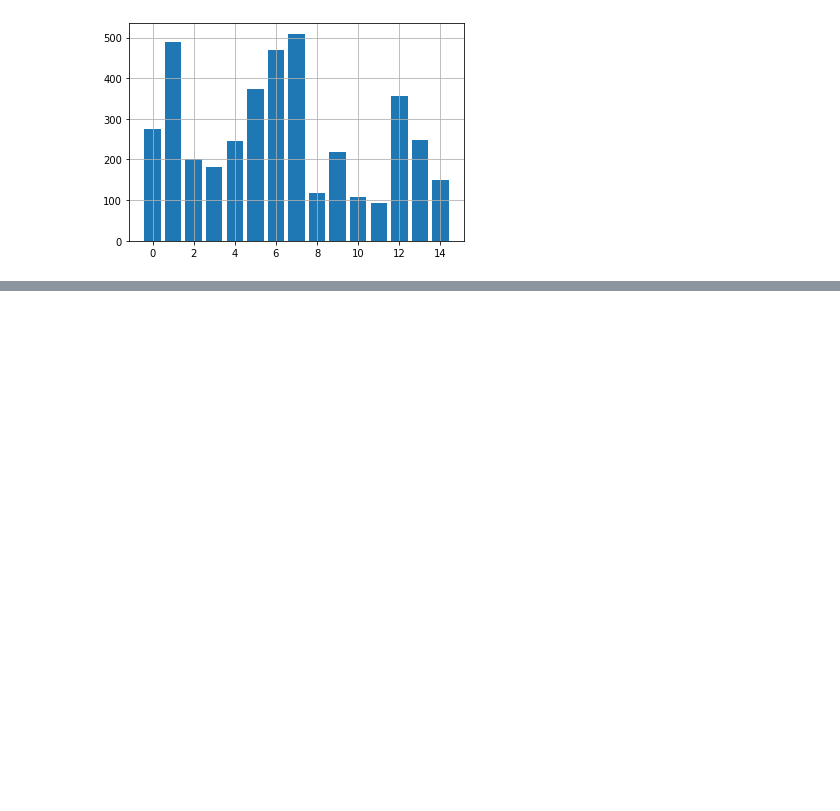
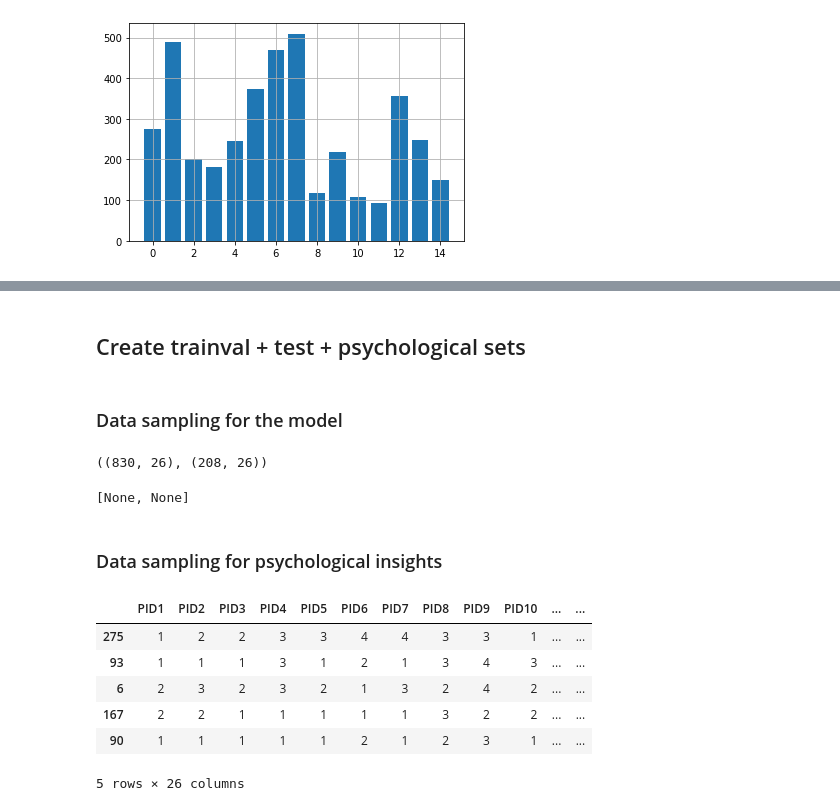
Before and after one commit to PashaIanko/Robust-Feature-Selection, a Jupyter notebook: main.ipynb, the cells around one changed output, grey strips where cells are left out. Drawn from its saved outputs; the diff is of its cells as text; code cells hidden in the pictures; blank space fills up the shorter version.

```diff
--- a/main.ipynb
+++ b/main.ipynb
@@ -127,6 +127,20 @@ def read_data(root_path, folder_name):
         ]
         return df
 
+    if folder_name == '6. PID5':
+        path = os.path.join(
+            root_path, '6. PID5', 'PID5_df.xlsx')
+        print(os.listdir(os.path.join(root_path, '6. PID5')))
+        assert os.path.isfile(path)
+        return pd.read_excel(path)
+
+    if folder_name == '7. shortPID5':
+        path = os.path.join(
+            root_path, folder_name, 'sPID-5_df.csv'
+        )
+        assert os.path.isfile(path)
+        return pd.read_csv(path, sep=',')
+
 
 pep8(_ih)
 # %%
@@ -1215,0 +1266,51 @@ plot_selector_feature_scores(feature_selector)
+# %% [markdown]
+## Create trainval + test + psychological sets
+# %% [markdown]
+### Data sampling for the model
+# %%
+from sklearn.model_selection import train_test_split
+
+
+df_trainval, df_test = train_test_split(
+    dataset,
+    train_size=TRAINVAL_SIZE,
+    random_state=RANDOM_STATE,
+    stratify=dataset['CONDITION']
+)
+
+check_split_correctness(df_trainval, 'CONDITION')
+check_split_correctness(df_test, 'CONDITION')
+
+df_trainval.shape, df_test.shape
+# %% [output]
+((830, 26), (208, 26))
+# %%
+df_train, df_val = train_test_split(
+    df_trainval,
+    train_size=TRAIN_SIZE,
+    random_state=RANDOM_STATE,
+    stratify=df_trainval['CONDITION']
+)
+
+[check_split_correctness(df_, 'CONDITION') for df_ in [df_train, df_val]]
+# %% [output]
+[None, None]
+# %% [markdown]
+### Data sampling for psychological insights
+# %%
+df_sample = prepare_sample(
+    dataset,
+    sample_size_=PSYCHOLOGIC_SAMPLE_SIZE,
+    random_state_=RANDOM_STATE
+)
+
+verify_sample_correctness(dataset, df_sample)
+df_sample.head()
+# %% [output]
+|  | PID1 | PID2 | PID3 | PID4 | PID5 | PID6 | PID7 | PID8 | PID9 | PID10 | ... | ... |
+| 275 | 1 | 2 | 2 | 3 | 3 | 4 | 4 | 3 | 3 | 1 | ... | ... |
+| 93 | 1 | 1 | 1 | 3 | 1 | 2 | 1 | 3 | 4 | 3 | ... | ... |
+| 6 | 2 | 3 | 2 | 3 | 2 | 1 | 3 | 2 | 4 | 2 | ... | ... |
+| 167 | 2 | 2 | 1 | 1 | 1 | 1 | 1 | 3 | 2 | 2 | ... | ... |
+| 90 | 1 | 1 | 1 | 1 | 1 | 2 | 1 | 2 | 3 | 1 | ... | ... |
+5 rows × 26 columns
```
Also changed, not shown: parts of 18 cells of this notebook.
